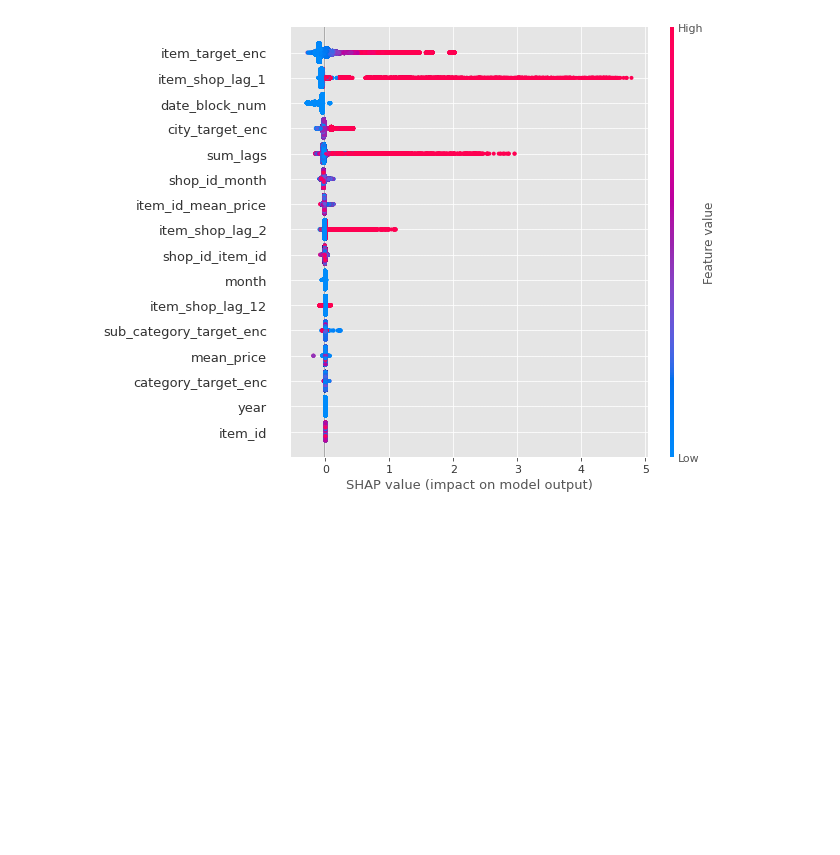
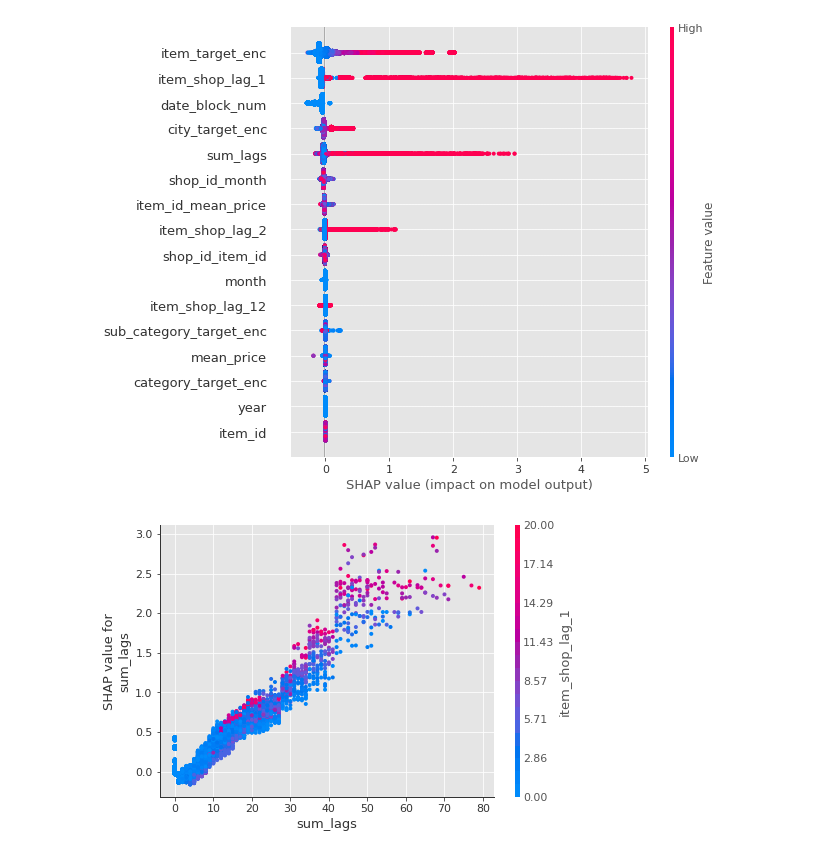
Before and after one commit to mohiiieldin/Predict-Future-Sales-Competition-on-Kaggle-Python-, a Jupyter notebook: Predict_Future_Sales.ipynb, the cells around one changed output. Cells and saved outputs as stored; diff of their text form; code cells hidden in the pictures; blank space fills up the shorter version.

```diff
--- a/Predict_Future_Sales.ipynb
+++ b/Predict_Future_Sales.ipynb
@@ -1683,8 +1637,12 @@ Setting feature_perturbation = "tree_path_dependent" because no background data
 # %%
-Final_test = pd.read_csv('/content/Test_Shap.csv')
+Final_test = pd.read_csv('/content/test_shap.csv')
 shap_values = explainer.shap_values(Final_test) # Create object that can calculate shap values
 # %%
 plt.style.use('ggplot')
 shap.summary_plot(shap_values, Final_test) # get the values
 # %% [output]
 [figure]
+# %%
+shap.dependence_plot("sum_lags", shap_values, Final_test,interaction_index = 'item_shop_lag_1')
+# %% [output]
+[figure, added]
```
Also changed, not shown: parts of 16 cells of this notebook.
